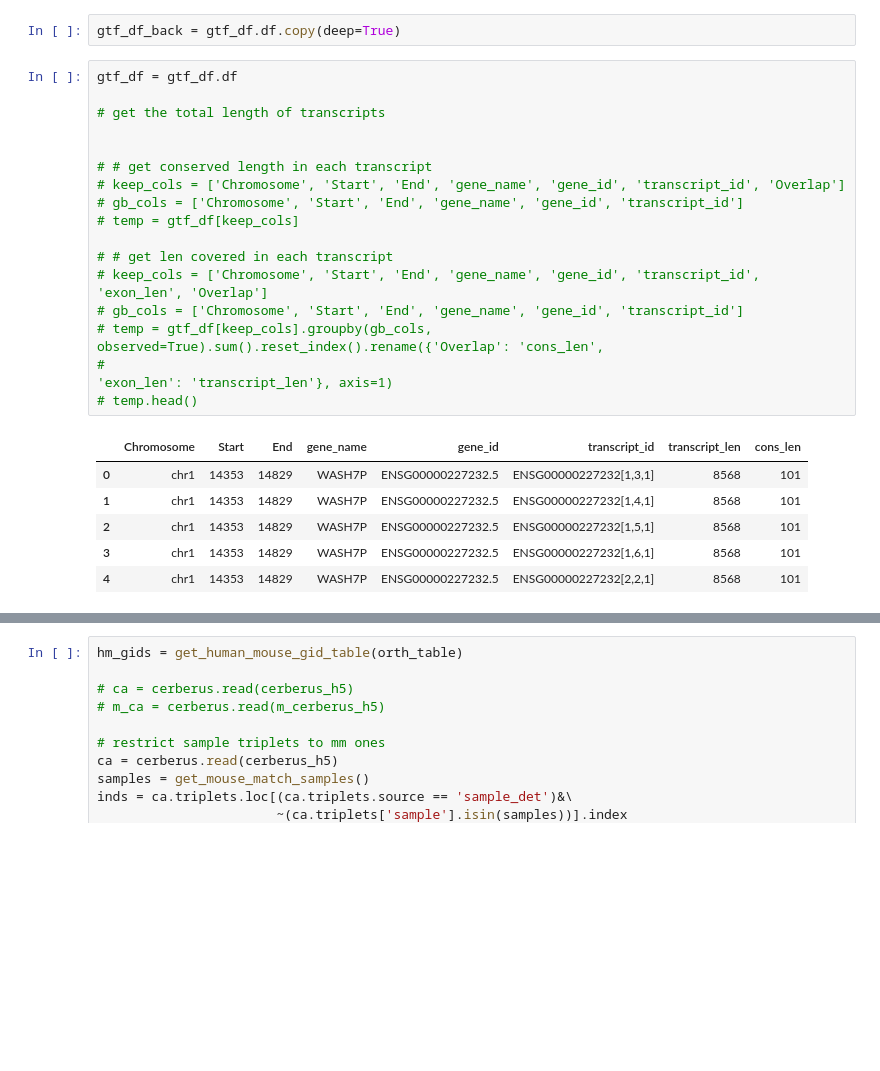
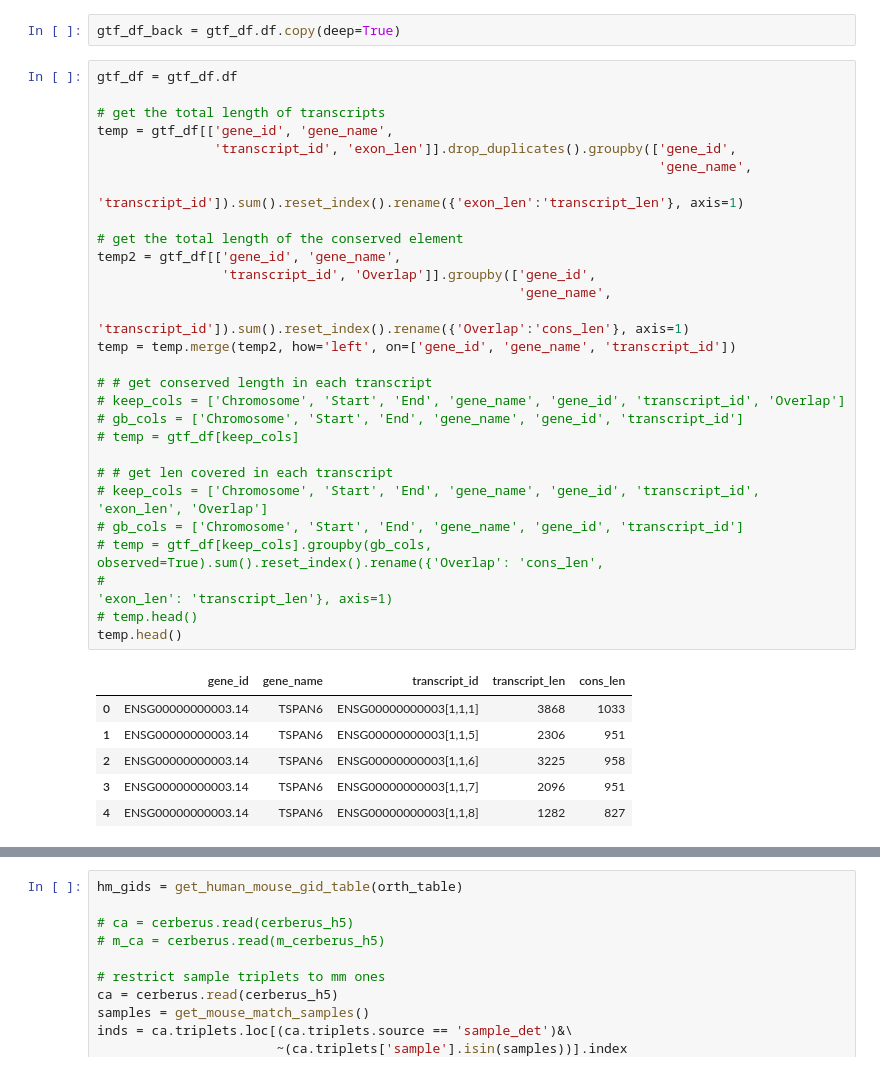
Before and after one commit to fairliereese/paper_rnawg, a Jupyter notebook: figures_revisions/revisions/conservation.ipynb, the cells around one changed output, grey strips where cells are left out. Drawn from its saved outputs; the diff is of its cells as text; blank space fills up the shorter version.

```diff
--- a/figures_revisions/revisions/conservation.ipynb
+++ b/figures_revisions/revisions/conservation.ipynb
@@ -111,24 +111,35 @@ gtf_df_back = gtf_df.df.copy(deep=True)
 # %%
 gtf_df = gtf_df.df
 
 # get the total length of transcripts
+temp = gtf_df[['gene_id', 'gene_name',
+               'transcript_id', 'exon_len']].drop_duplicates().groupby(['gene_id',
+                                                                        'gene_name',
+                                                                        'transcript_id']).sum().reset_index().rename({'exon_len':'transcript_len'}, axis=1)
 
+# get the total length of the conserved element
+temp2 = gtf_df[['gene_id', 'gene_name',
+                'transcript_id', 'Overlap']].groupby(['gene_id',
+                                                      'gene_name',
+                                                      'transcript_id']).sum().reset_index().rename({'Overlap':'cons_len'}, axis=1)
+temp = temp.merge(temp2, how='left', on=['gene_id', 'gene_name', 'transcript_id'])
 
 # # get conserved length in each transcript
 # keep_cols = ['Chromosome', 'Start', 'End', 'gene_name', 'gene_id', 'transcript_id', 'Overlap']
 # gb_cols = ['Chromosome', 'Start', 'End', 'gene_name', 'gene_id', 'transcript_id']
 # temp = gtf_df[keep_cols]
 
 # # get len covered in each transcript
 # keep_cols = ['Chromosome', 'Start', 'End', 'gene_name', 'gene_id', 'transcript_id', 'exon_len', 'Overlap']
 # gb_cols = ['Chromosome', 'Start', 'End', 'gene_name', 'gene_id', 'transcript_id']
 # temp = gtf_df[keep_cols].groupby(gb_cols, observed=True).sum().reset_index().rename({'Overlap': 'cons_len',
 #                                                                                      'exon_len': 'transcript_len'}, axis=1)
 # temp.head()
+temp.head()
 # %% [output]
-|  | Chromosome | Start | End | gene_name | gene_id | transcript_id | transcript_len | cons_len |
-| 0 | chr1 | 14353 | 14829 | WASH7P | ENSG00000227232.5 | ENSG00000227232[1,3,1] | 8568 | 101 |
-| 1 | chr1 | 14353 | 14829 | WASH7P | ENSG00000227232.5 | ENSG00000227232[1,4,1] | 8568 | 101 |
-| 2 | chr1 | 14353 | 14829 | WASH7P | ENSG00000227232.5 | ENSG00000227232[1,5,1] | 8568 | 101 |
-| 3 | chr1 | 14353 | 14829 | WASH7P | ENSG00000227232.5 | ENSG00000227232[1,6,1] | 8568 | 101 |
-| 4 | chr1 | 14353 | 14829 | WASH7P | ENSG00000227232.5 | ENSG00000227232[2,2,1] | 8568 | 101 |
+|  | gene_id | gene_name | transcript_id | transcript_len | cons_len |
+| 0 | ENSG00000000003.14 | TSPAN6 | ENSG00000000003[1,1,1] | 3868 | 1033 |
+| 1 | ENSG00000000003.14 | TSPAN6 | ENSG00000000003[1,1,5] | 2306 | 951 |
+| 2 | ENSG00000000003.14 | TSPAN6 | ENSG00000000003[1,1,6] | 3225 | 958 |
+| 3 | ENSG00000000003.14 | TSPAN6 | ENSG00000000003[1,1,7] | 2096 | 951 |
+| 4 | ENSG00000000003.14 | TSPAN6 | ENSG00000000003[1,1,8] | 1282 | 827 |
```
Also changed, not shown: parts of 4 cells of this notebook.
